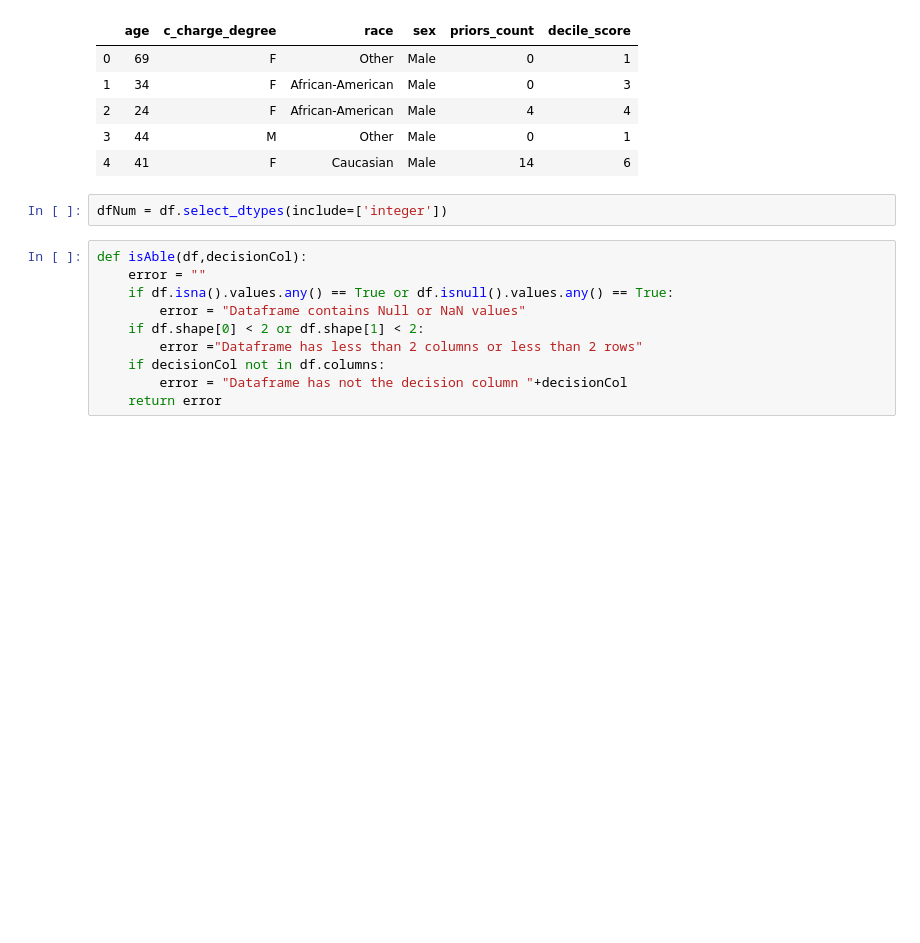
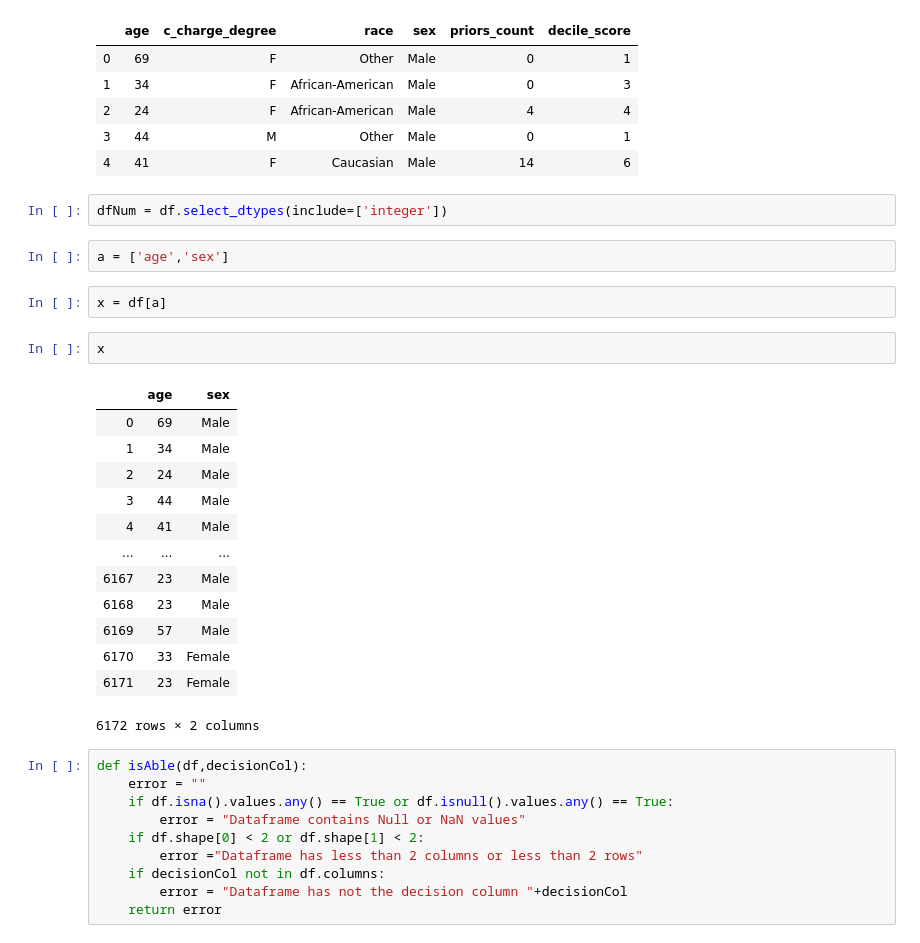
Before and after one commit to rohit-nlp/discrimination-web-app, a Jupyter notebook: Example Datasets/Dataset Setup.ipynb, the cells around one changed output. Drawn from its saved outputs; the diff is of its cells as text; blank space fills up the shorter version.

```diff
--- a/Example Datasets/Dataset Setup.ipynb
+++ b/Example Datasets/Dataset Setup.ipynb
@@ -16,6 +16,26 @@ df.head()
 | 4 | 41 | F | Caucasian | Male | 14 | 6 |
 # %%
 dfNum = df.select_dtypes(include=['integer'])
+# %%
+a = ['age','sex']
+# %%
+x = df[a]
+# %%
+x
+# %% [output]
+|  | age | sex |
+| 0 | 69 | Male |
+| 1 | 34 | Male |
+| 2 | 24 | Male |
+| 3 | 44 | Male |
+| 4 | 41 | Male |
+| ... | ... | ... |
+| 6167 | 23 | Male |
+| 6168 | 23 | Male |
+| 6169 | 57 | Male |
+| 6170 | 33 | Female |
+| 6171 | 23 | Female |
+6172 rows × 2 columns
 # %%
 def isAble(df,decisionCol):
     error = ""
```
Also changed, not shown: parts of 9 cells of this notebook, 1 other file.
